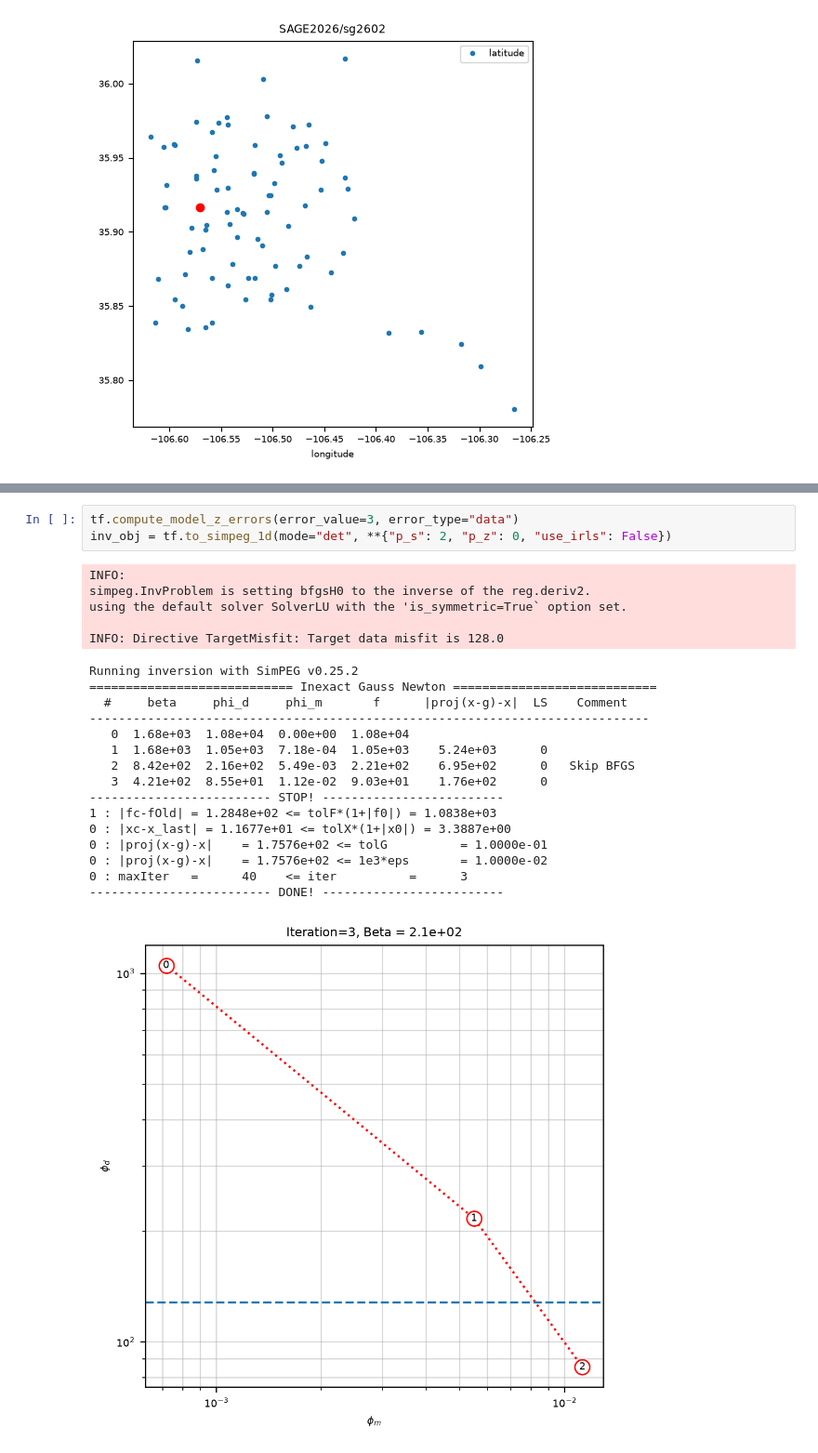
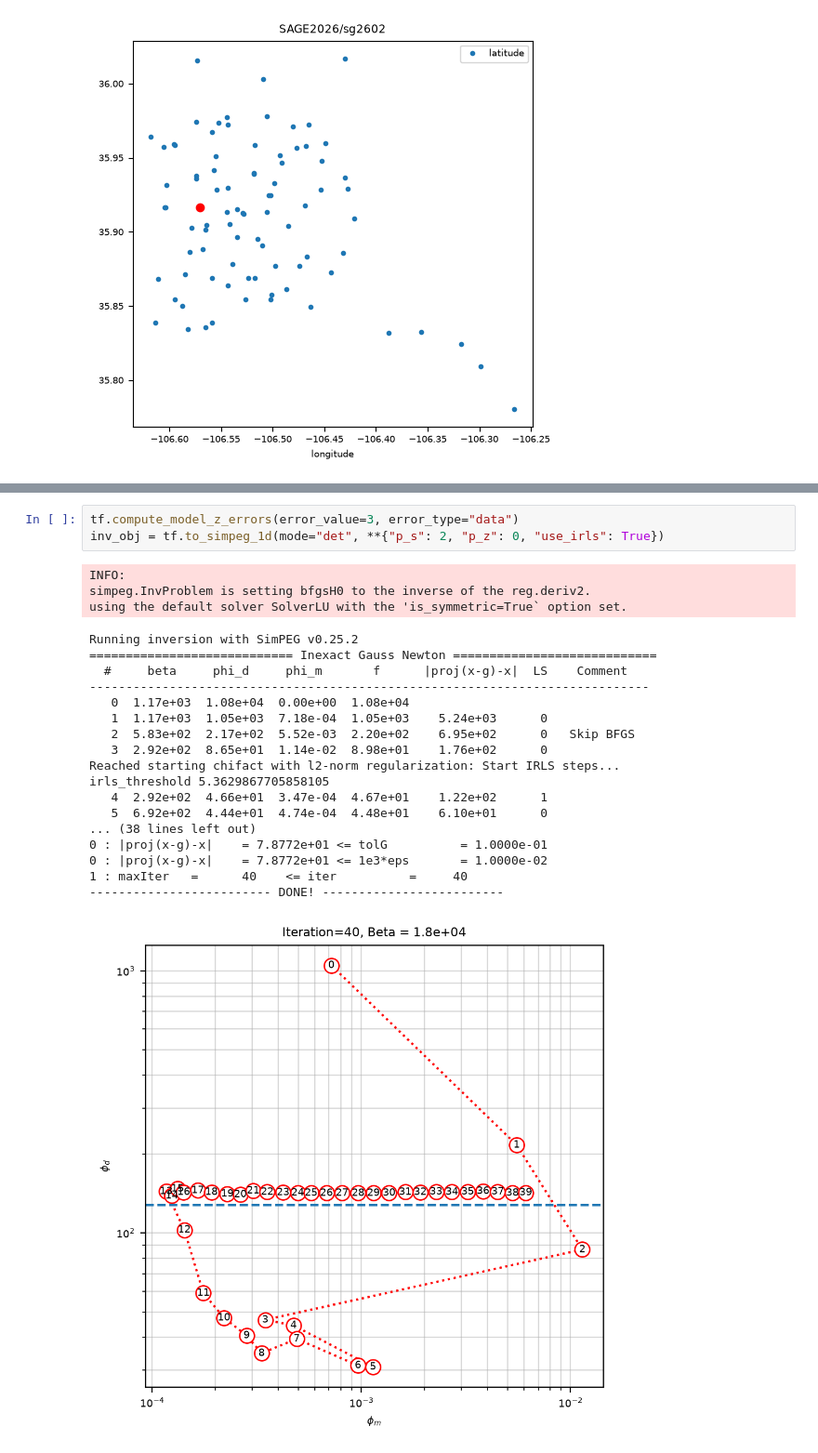
Before and after one commit to SAGE-Geophysical-Field-Camp/SAGE-Geophysical-Field-Camp.github.io, a Jupyter notebook: notebooks/mt/12_simpeg_1d_from_mtpy_inversion.ipynb, the cells around one changed output, grey strips where cells are left out. Shown at 93% size. Saved outputs shown, nothing was run; the diff lists cells and outputs as text.

```diff
--- a/notebooks/mt/12_simpeg_1d_from_mtpy_inversion.ipynb
+++ b/notebooks/mt/12_simpeg_1d_from_mtpy_inversion.ipynb
@@ -69,25 +68,25 @@ Running inversion with SimPEG v0.25.2
 # %%
 tf.compute_model_z_errors(error_value=3, error_type="data")
-inv_obj = tf.to_simpeg_1d(mode="det", **{"p_s": 2, "p_z": 0, "use_irls": False})
+inv_obj = tf.to_simpeg_1d(mode="det", **{"p_s": 2, "p_z": 0, "use_irls": True})
 # %% [output]
 INFO:
 simpeg.InvProblem is setting bfgsH0 to the inverse of the reg.deriv2.
 using the default solver SolverLU with the 'is_symmetric=True` option set.
-
-INFO: Directive TargetMisfit: Target data misfit is 128.0
 Running inversion with SimPEG v0.25.2
 ============================ Inexact Gauss Newton ============================
   #     beta     phi_d     phi_m       f      |proj(x-g)-x|  LS    Comment
 -----------------------------------------------------------------------------
-   0  1.68e+03  1.08e+04  0.00e+00  1.08e+04
-   1  1.68e+03  1.05e+03  7.18e-04  1.05e+03    5.24e+03      0
-   2  8.42e+02  2.16e+02  5.49e-03  2.21e+02    6.95e+02      0   Skip BFGS
-   3  4.21e+02  8.55e+01  1.12e-02  9.03e+01    1.76e+02      0
-------------------------- STOP! -------------------------
-1 : |fc-fOld| = 1.2848e+02 <= tolF*(1+|f0|) = 1.0838e+03
-0 : |xc-x_last| = 1.1677e+01 <= tolX*(1+|x0|) = 3.3887e+00
-0 : |proj(x-g)-x|    = 1.7576e+02 <= tolG          = 1.0000e-01
-0 : |proj(x-g)-x|    = 1.7576e+02 <= 1e3*eps       = 1.0000e-02
-0 : maxIter   =      40    <= iter          =      3
+   0  1.17e+03  1.08e+04  0.00e+00  1.08e+04
+   1  1.17e+03  1.05e+03  7.18e-04  1.05e+03    5.24e+03      0
+   2  5.83e+02  2.17e+02  5.52e-03  2.20e+02    6.95e+02      0   Skip BFGS
+   3  2.92e+02  8.65e+01  1.14e-02  8.98e+01    1.76e+02      0
+Reached starting chifact with l2-norm regularization: Start IRLS steps...
+irls_threshold 5.3629867705858105
+   4  2.92e+02  4.66e+01  3.47e-04  4.67e+01    1.22e+02      1
+   5  6.92e+02  4.44e+01  4.74e-04  4.48e+01    6.10e+01      0
+... (38 lines left out)
+0 : |proj(x-g)-x|    = 7.8772e+01 <= tolG          = 1.0000e-01
+0 : |proj(x-g)-x|    = 7.8772e+01 <= 1e3*eps       = 1.0000e-02
+1 : maxIter   =      40    <= iter          =     40
 ------------------------- DONE! -------------------------
-[figure, old version]
+[figure, new version]
```
Also changed, not shown: parts of 5 cells of this notebook, 1 other file.
